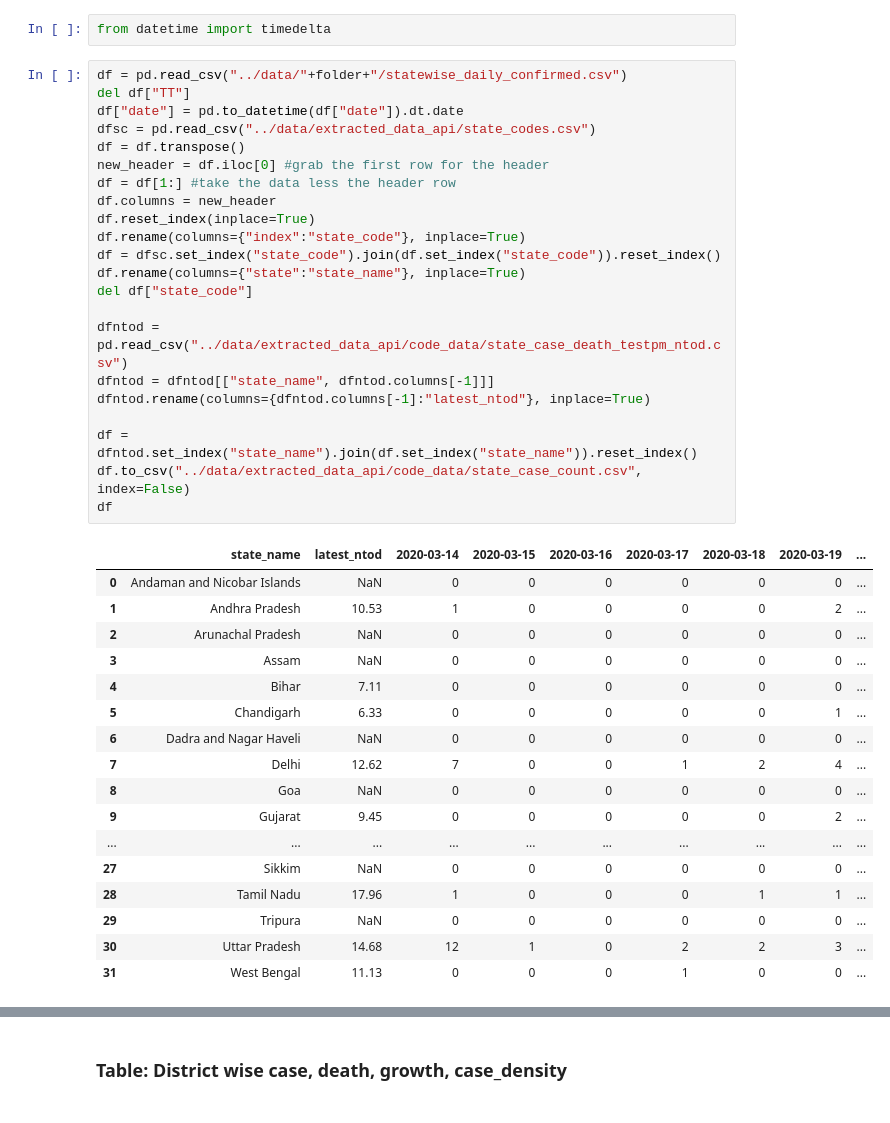
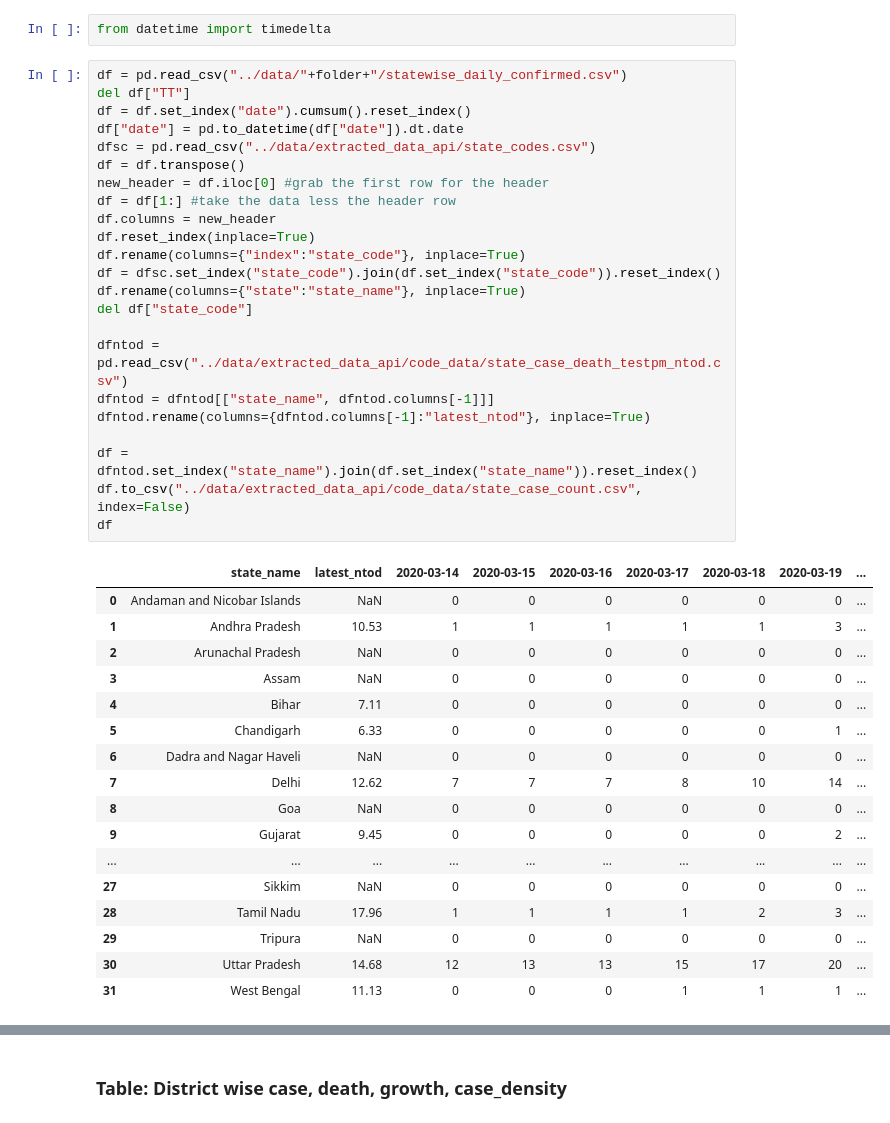
Before and after one commit to deepak-karkala/articles, a Jupyter notebook: covid19/notebooks/pandemic_analysis_api.ipynb, the cells around one changed output, grey strips where cells are left out. Cells and saved outputs as stored; diff of their text form.

```diff
--- a/covid19/notebooks/pandemic_analysis_api.ipynb
+++ b/covid19/notebooks/pandemic_analysis_api.ipynb
@@ -1218,40 +1218,41 @@ from datetime import timedelta
 # %%
 df = pd.read_csv("../data/"+folder+"/statewise_daily_confirmed.csv")
 del df["TT"]
+df = df.set_index("date").cumsum().reset_index()
 df["date"] = pd.to_datetime(df["date"]).dt.date
 dfsc = pd.read_csv("../data/extracted_data_api/state_codes.csv")
 df = df.transpose()
 new_header = df.iloc[0] #grab the first row for the header
 df = df[1:] #take the data less the header row
 df.columns = new_header
 df.reset_index(inplace=True)
 df.rename(columns={"index":"state_code"}, inplace=True)
 df = dfsc.set_index("state_code").join(df.set_index("state_code")).reset_index()
 df.rename(columns={"state":"state_name"}, inplace=True)
 del df["state_code"]
 
 dfntod = pd.read_csv("../data/extracted_data_api/code_data/state_case_death_testpm_ntod.csv")
 dfntod = dfntod[["state_name", dfntod.columns[-1]]]
 dfntod.rename(columns={dfntod.columns[-1]:"latest_ntod"}, inplace=True)
 
 df = dfntod.set_index("state_name").join(df.set_index("state_name")).reset_index()
 df.to_csv("../data/extracted_data_api/code_data/state_case_count.csv", index=False)
 df
 # %% [output]
 |  | state_name | latest_ntod | 2020-03-14 | 2020-03-15 | 2020-03-16 | 2020-03-17 | 2020-03-18 | 2020-03-19 | ... |
 | 0 | Andaman and Nicobar Islands | NaN | 0 | 0 | 0 | 0 | 0 | 0 | ... |
-| 1 | Andhra Pradesh | 10.53 | 1 | 0 | 0 | 0 | 0 | 2 | ... |
+| 1 | Andhra Pradesh | 10.53 | 1 | 1 | 1 | 1 | 1 | 3 | ... |
 | 2 | Arunachal Pradesh | NaN | 0 | 0 | 0 | 0 | 0 | 0 | ... |
 | 3 | Assam | NaN | 0 | 0 | 0 | 0 | 0 | 0 | ... |
 | 4 | Bihar | 7.11 | 0 | 0 | 0 | 0 | 0 | 0 | ... |
 | 5 | Chandigarh | 6.33 | 0 | 0 | 0 | 0 | 0 | 1 | ... |
 | 6 | Dadra and Nagar Haveli | NaN | 0 | 0 | 0 | 0 | 0 | 0 | ... |
-| 7 | Delhi | 12.62 | 7 | 0 | 0 | 1 | 2 | 4 | ... |
+| 7 | Delhi | 12.62 | 7 | 7 | 7 | 8 | 10 | 14 | ... |
 | 8 | Goa | NaN | 0 | 0 | 0 | 0 | 0 | 0 | ... |
 | 9 | Gujarat | 9.45 | 0 | 0 | 0 | 0 | 0 | 2 | ... |
 | ... | ... | ... | ... | ... | ... | ... | ... | ... | ... |
 | 27 | Sikkim | NaN | 0 | 0 | 0 | 0 | 0 | 0 | ... |
-| 28 | Tamil Nadu | 17.96 | 1 | 0 | 0 | 0 | 1 | 1 | ... |
+| 28 | Tamil Nadu | 17.96 | 1 | 1 | 1 | 1 | 2 | 3 | ... |
 | 29 | Tripura | NaN | 0 | 0 | 0 | 0 | 0 | 0 | ... |
-| 30 | Uttar Pradesh | 14.68 | 12 | 1 | 0 | 2 | 2 | 3 | ... |
-| 31 | West Bengal | 11.13 | 0 | 0 | 0 | 1 | 0 | 0 | ... |
+| 30 | Uttar Pradesh | 14.68 | 12 | 13 | 13 | 15 | 17 | 20 | ... |
+| 31 | West Bengal | 11.13 | 0 | 0 | 0 | 1 | 1 | 1 | ... |
```
Also changed, not shown: parts of 1 cell of this notebook, 9 other files.
